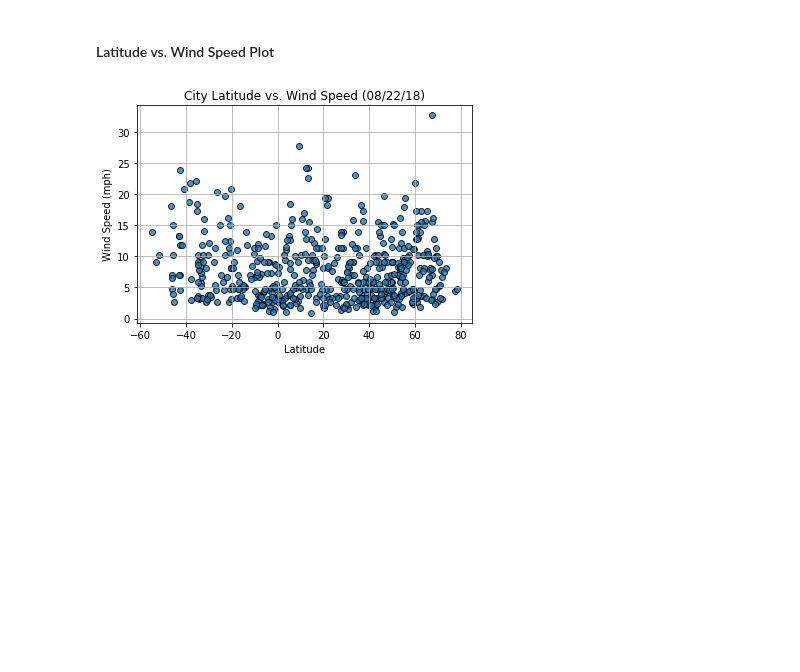
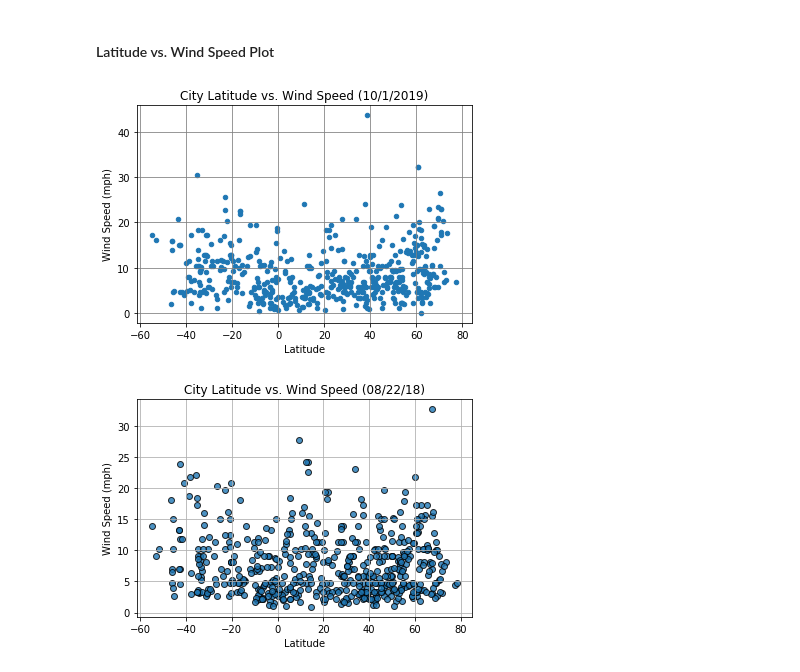
Before and after one commit to alsandiego/uci_dataanalyticsbootcamp_homework, a Jupyter notebook: Python API/starter_code/WeatherPy.ipynb, the cells around one changed output. Saved outputs shown, nothing was run; the diff lists cells and outputs as text; code cells hidden in the pictures; blank space fills up the shorter version.

```diff
--- a/Python API/starter_code/WeatherPy.ipynb
+++ b/Python API/starter_code/WeatherPy.ipynb
@@ -211,6 +244,20 @@ plt.show()
 [figure]
 # %% [markdown]
 #### Latitude vs. Wind Speed Plot
+# %%
+latvswind = df_data[['Wind Speed','Lat']]
+
+graph = latvswind.plot(kind='scatter', x='Lat', y= 'Wind Speed',
+                       figsize=(6,4),title="City Latitude vs. Wind Speed (10/1/2019)")
+graph.xaxis.grid(color='gray')
+graph.yaxis.grid(color='gray')
+plt.xlabel('Latitude')
+plt.ylabel('Wind Speed (mph)')
+
+plt.savefig("City Latitude vs Wind Speed.png")
+plt.show()
+# %% [output]
+[figure, added]
 # %%
 # %% [output]
 [figure]
```
Also changed, not shown: parts of 7 cells of this notebook, 5 other files.
